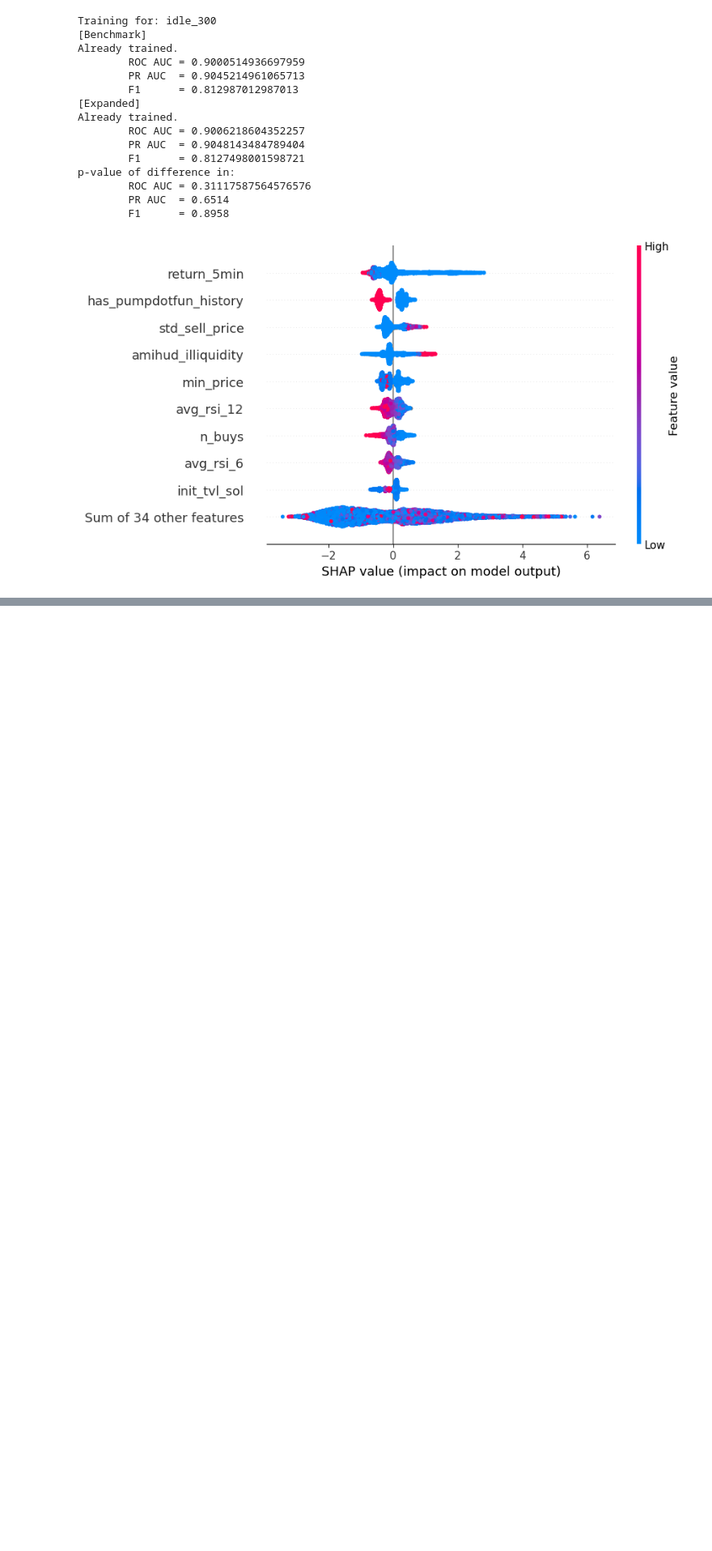
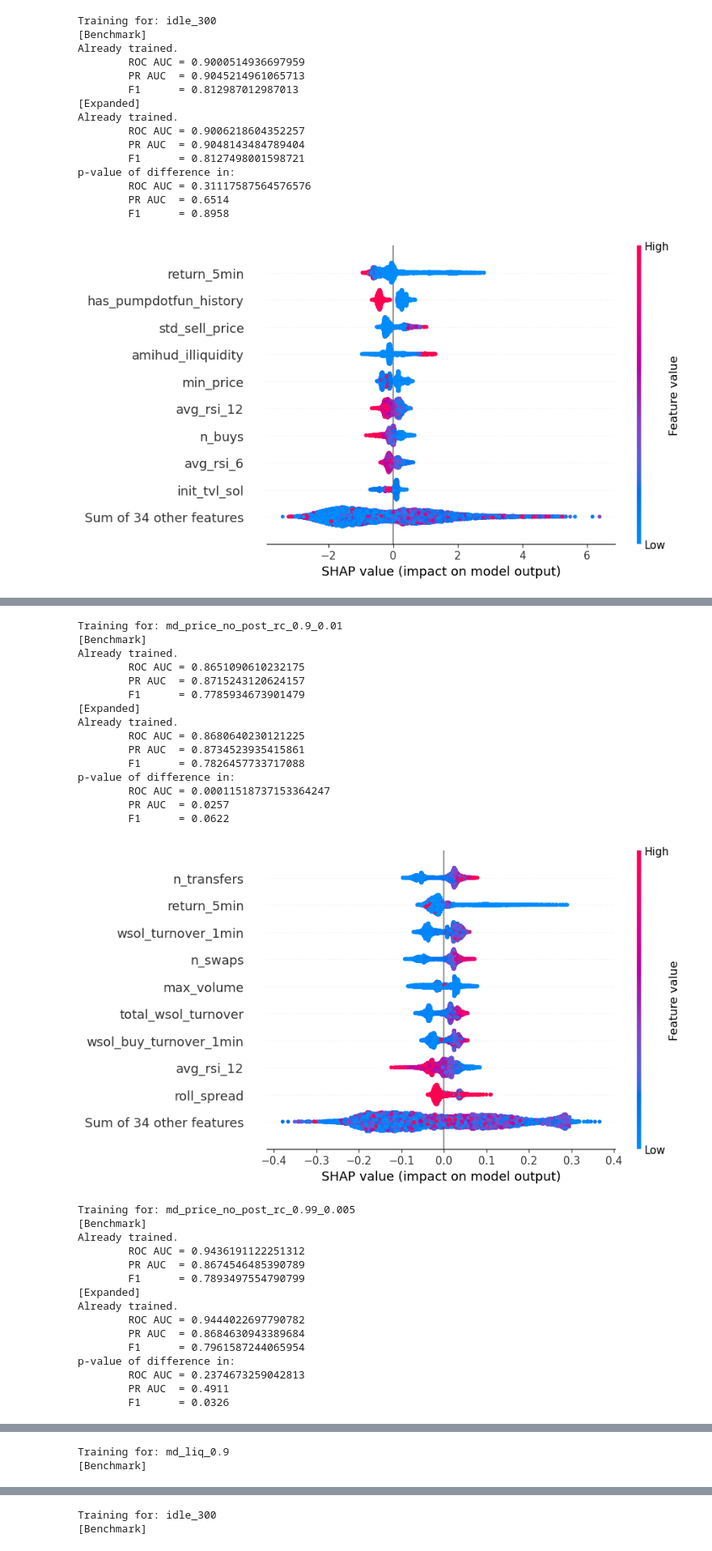
Before and after one commit to NickLithan/Rug-Pull-Early-Detection--Bachelor-Thesis-, a Jupyter notebook: main.ipynb, the cells around one changed output, grey strips where cells are left out. Shown at 81% size. Cells and saved outputs as stored; diff of their text form; code cells hidden in the pictures; blank space fills up the shorter version.

Commit message:
made random forest pipeline

```diff
--- a/main.ipynb
+++ b/main.ipynb
@@ -312,13 +312,3 @@ p-value of difference in:
         PR AUC  = 0.4262
         F1      = 0.6933
 [figure]
-# %%
-from sklearn.ensemble import RandomForestClassifier
-
-model = RandomForestClassifier(random_state=SEED)
-model.fit(X_bench_train, y_train[targets[0]])
-
-explainer = shap.TreeExplainer(model)
-shap_values = explainer(X_bench_test, approximate=True)
-shap.plots.beeswarm(shap_values[:, :, 1])
-# print(shap_values)
@@ -327,7 +314,0 @@ shap.plots.beeswarm(shap_values[:, :, 1])
-# %%
-model = RandomForestClassifier(random_state=SEED)
-model.fit(X_exp_train, y_train[targets[0]])
-
-explainer = shap.TreeExplainer(model)
-shap_values = explainer(X_exp_test, approximate=True)
-shap.plots.beeswarm(shap_values[:, :, 1])
@@ -447,0 +429,59 @@ p-value of difference in:
+# %%
+from utils.forest_training import rf_tune_and_train_standard
+
+for target in targets:
+    print(f"Training for: {target}")
+
+    # benchmark
+    print("[Benchmark]")
+    model_bench, prediction_bench = rf_tune_and_train_standard(
+        X_bench_train, X_bench_test, y_train[target], output_file=f"bench_{target}", seed=SEED
+    )
+    print_metrics(y_test[target], prediction_bench)
+
+    # expanded
+    print("[Expanded]")
+    model_exp, prediction_exp = rf_tune_and_train_standard(
+        X_exp_train, X_exp_test, y_train[target], output_file=f"exp_{target}", seed=SEED,
+    )
+    print_metrics(y_test[target], prediction_exp)
+
+    # statistical significance
+    compare_models(y_test[target], prediction_bench, prediction_exp, SEED)
+
+    # shap
+    explainer = shap.TreeExplainer(model_exp)
+    shap_values = explainer(X_exp_test, approximate=True)
+    shap.plots.beeswarm(shap_values[:, :, 1])
+# %% [output]
+Training for: md_price_no_post_rc_0.9_0.01
+[Benchmark]
+Already trained.
+        ROC AUC = 0.8651090610232175
+        PR AUC  = 0.8715243120624157
+        F1      = 0.7785934673901479
+[Expanded]
+Already trained.
+        ROC AUC = 0.8680640230121225
+        PR AUC  = 0.8734523935415861
+        F1      = 0.7826457733717088
+p-value of difference in:
+        ROC AUC = 0.00011518737153364247
+        PR AUC  = 0.0257
+        F1      = 0.0622
+[figure, added]
+Training for: md_price_no_post_rc_0.99_0.005
+[Benchmark]
+Already trained.
+        ROC AUC = 0.9436191122251312
+        PR AUC  = 0.8674546485390789
+        F1      = 0.7893497554790799
+[Expanded]
+Already trained.
+        ROC AUC = 0.9444022697790782
+        PR AUC  = 0.8684630943389684
+        F1      = 0.7961587244065954
+p-value of difference in:
+        ROC AUC = 0.2374673259042813
+        PR AUC  = 0.4911
+        F1      = 0.0326
@@ -447,0 +505,2 @@ p-value of difference in:
+Training for: md_liq_0.9
+[Benchmark]
@@ -447,0 +523,2 @@ p-value of difference in:
+Training for: idle_300
+[Benchmark]
```
Also changed, not shown: parts of 4 cells of this notebook, 30 other files.
